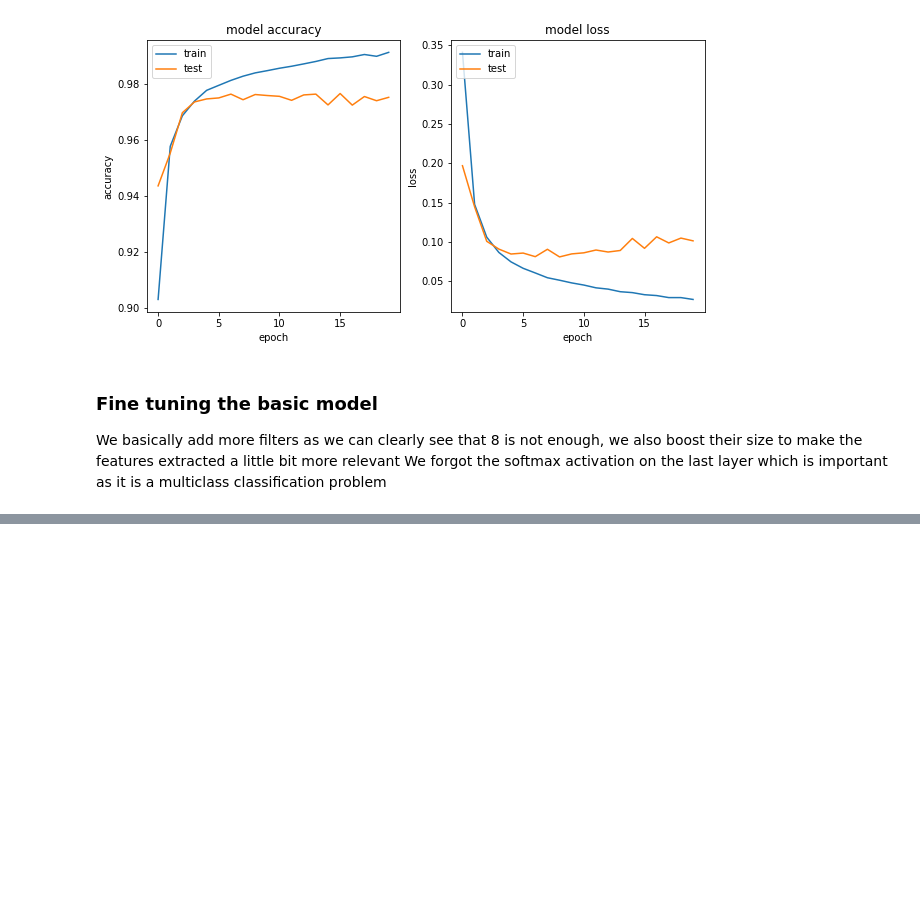
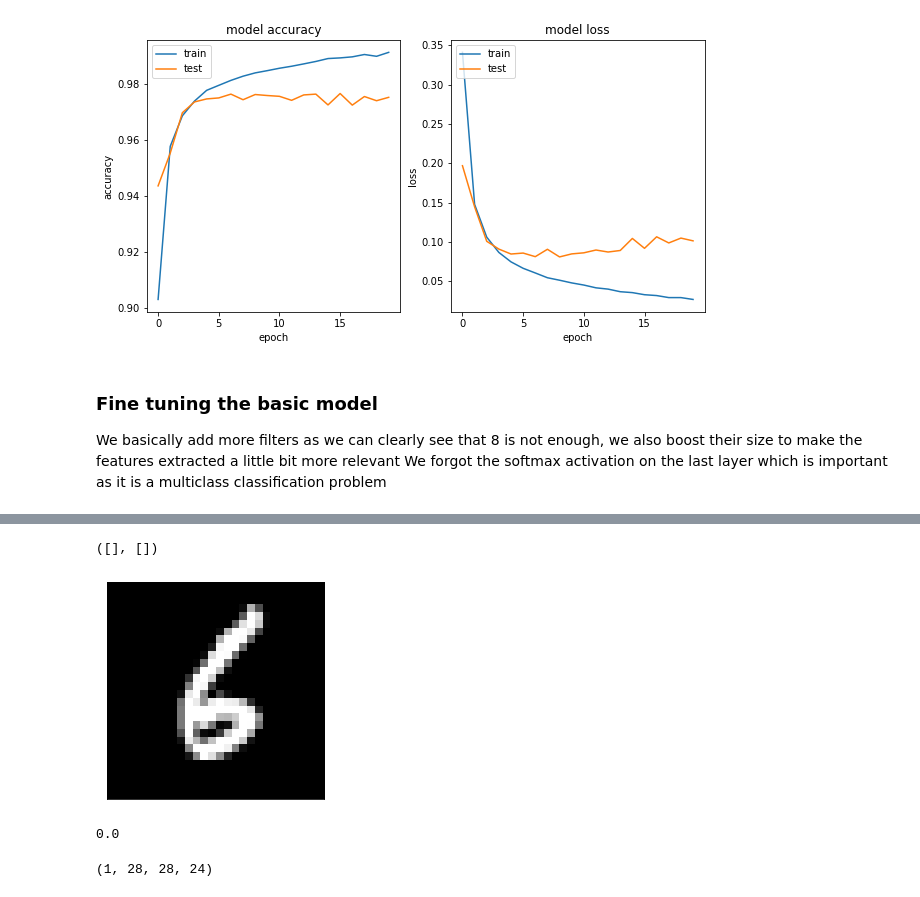
Before and after one commit to EvolveArt/ML_Practical_Session, a Jupyter notebook: notebooks/02-deep-learning.ipynb, the cells around one changed output, grey strips where cells are left out. Cells and saved outputs as stored; diff of their text form; code cells hidden in the pictures; blank space fills up the shorter version.

```diff
--- a/notebooks/02-deep-learning.ipynb
+++ b/notebooks/02-deep-learning.ipynb
@@ -181,0 +199,16 @@ plot_model_results(history)
+# %%
+plt.imshow(X_test[3], cmap='gray')
+plt.xticks([])
+plt.yticks([])
+# %% [output]
+([], [])
+[figure, added]
+# %%
+test_img = np.expand_dims(X_test[3], axis=0)
+activation_maps = model_conv.predict(test_img)
+# %% [output]
+0.0
+# %%
+activation_maps.shape
+# %% [output]
+(1, 28, 28, 24)
```
Also changed, not shown: parts of 24 cells of this notebook, 12 other files.
